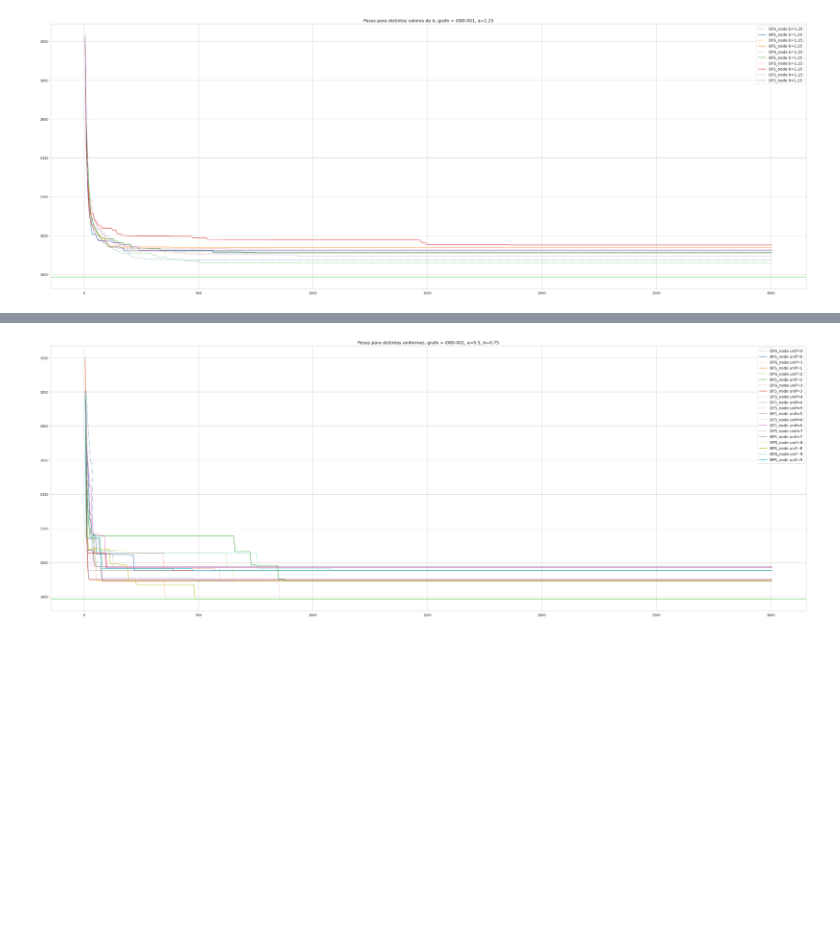
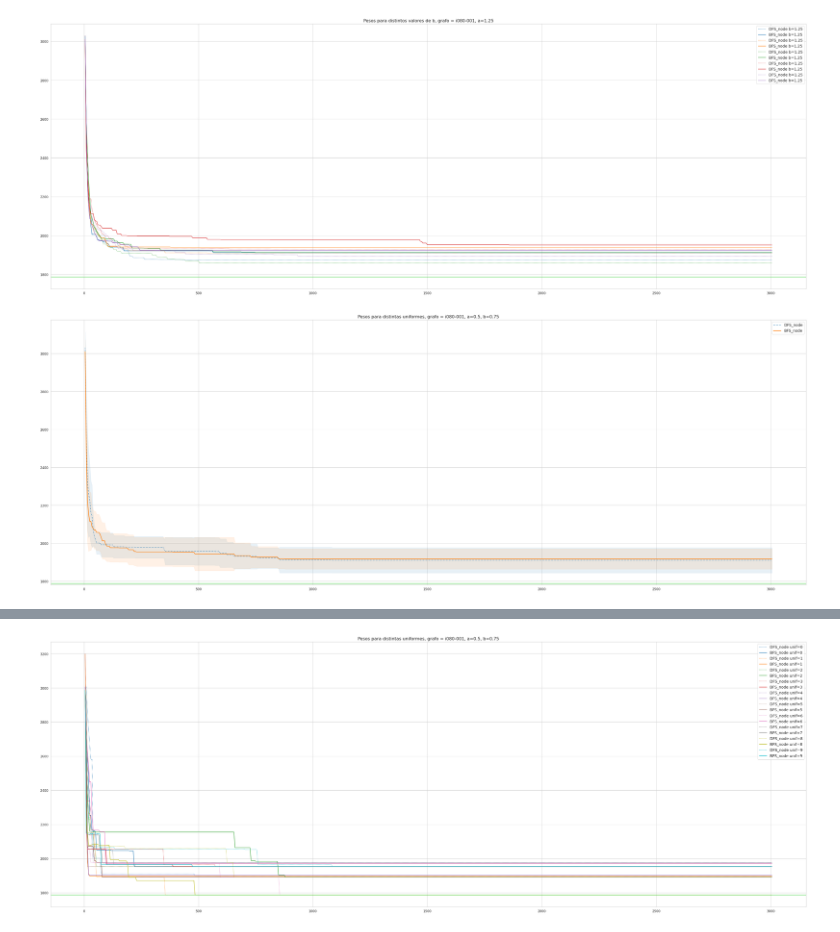
Before and after one commit to camilocarvajalreyes/steiner-tree-annealing, a Jupyter notebook: GridSearch.ipynb, the cells around one changed output, grey strips where cells are left out. Saved outputs shown, nothing was run; the diff lists cells and outputs as text; code cells hidden in the pictures; blank space fills up the shorter version.

Commit message:
modify gridsearch, confidence intervals

```diff
--- a/GridSearch.ipynb
+++ b/GridSearch.ipynb
@@ -222,15 +237,41 @@ plot_b(grafo_result,b_values,a);
 # %% [output]
 [figure]
 # %%
-def plot_ab_uniforms(grafo_result,a,b,interval=None,log=False):
+def plot_ab_uniforms(grafo_result,a,b,interval=None,log=False,factor=2,below_only=False):
     # interval: None, 'std' or 'minmax'
+    # factor: float, factor that multiplies the std for plotting confidence interval
+    # below_only: whether it fills only under the mean
     fig, ax = plt.subplots(1, 1, figsize=(25*2, 18))
     N = len(grafo_result.weight_avg[methods[0]][a_values[0]][b_values[0]])
     Ns = [i*params['save_rate'] for i in range(N)]
     if interval=='std':
-        print('uwu')
+        values_dfs = grafo_result.weight_avg['DFS_node'][a][b]
+        values_bfs = grafo_result.weight_avg['BFS_node'][a][b]
+        ax.plot(Ns[1:], values_dfs[1:], color=tab_c[0], label='DFS_node', linestyle='dotted', linewidth=2)
+        ax.plot(Ns[1:], values_bfs[1:], color=tab_c[1], label='BFS_node', linestyle='solid', linewidth=2)
+
+        std_dfs = np.array(grafo_result.weight_std['DFS_node'][a][b])
+        std_bfs = np.array(grafo_result.weight_std['BFS_node'][a][b])
+        values_bfs, values_dfs = np.array(values_bfs), np.array(values_dfs)
+        under_line_bfs, under_line_dfs = values_bfs-factor*std_bfs, values_dfs-factor*std_dfs
+        if not below_only:
+            over_line_bfs, over_line_dfs = values_bfs+factor*std_bfs, values_dfs+factor*std_dfs
+        else:
+            over_line_bfs, over_line_dfs = values_bfs, values_dfs
+
+        plt.fill_between(Ns[1:], under_line_dfs[1:], over_line_dfs[1:], color=tab_c[0], alpha=.1)
+        plt.fill_between(Ns[1:], under_line_bfs[1:], over_line_bfs[1:], color=tab_c[1], alpha=.1)
     elif interval=='minmax':
-        print('owo')
+        values_dfs = grafo_result.weight_avg['DFS_node'][a][b]
+        values_bfs = grafo_result.weight_avg['BFS_node'][a][b]
+        ax.plot(Ns[1:], values_dfs[1:], color=tab_c[0], label='DFS_node', linestyle='dotted', linewidth=2)
+        ax.plot(Ns[1:], values_bfs[1:], color=tab_c[1], label='BFS_node', linestyle='solid', linewidth=2)
+
+        min_dfs, max_dfs = grafo_result.weight_min['DFS_node'][a][b], grafo_result.weight_max['DFS_node'][a][b]
+        min_bfs, max_bfs = grafo_result.weight_min['BFS_node'][a][b], grafo_result.weight_max['BFS_node'][a][b]
+
+        plt.fill_between(Ns[1:], min_dfs[1:], max_dfs[1:], color=tab_c[0], alpha=.1)
+        plt.fill_between(Ns[1:], min_bfs[1:], max_bfs[1:], color=tab_c[1], alpha=.1)
     else:
         for l in range(grafo_result.len_U):
             values_dfs = grafo_result.weight_cm['DFS_node'][a][b][l][1:]
@@ -242,3 +283,9 @@ def plot_ab_uniforms(grafo_result,a,b,interval=None,log=False):
     ax.set_title('Pesos para distintas uniformes, grafo = {}, a={}, b={}'.format(grafo_result.id,a,b))
     if log:
         ax.set_yscale('log')
+# %%
+a = 0.5
+b = 0.75
+plot_ab_uniforms(grafo_result,a,b,interval='std',factor=1);
+# %% [output]
+[figure, added]
```
Also changed, not shown: parts of 4 cells of this notebook.
